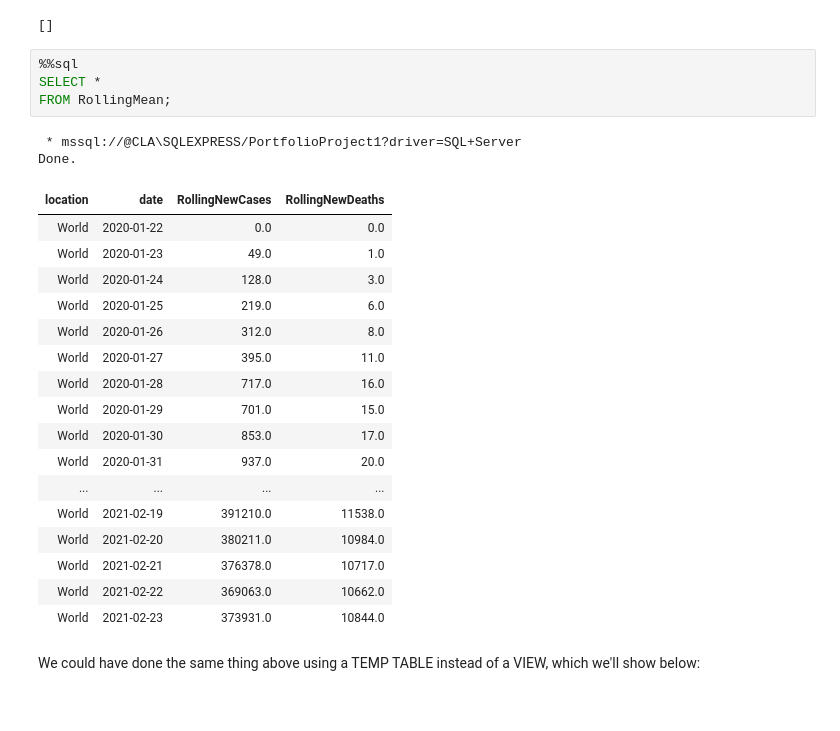
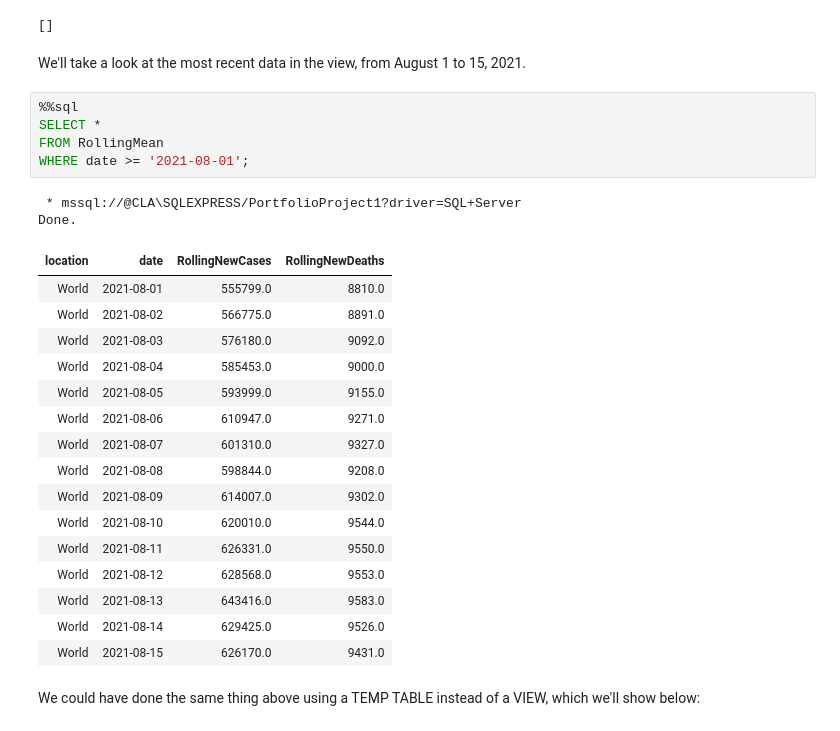
Before and after one commit to clayamakita/project_1_sql_data_exploration, a Jupyter notebook: Portfolio Project 1 - SQL Data Exploration.ipynb, the cells around one changed output. Saved outputs shown, nothing was run; the diff lists cells and outputs as text.

```diff
--- a/Portfolio Project 1 - SQL Data Exploration.ipynb
+++ b/Portfolio Project 1 - SQL Data Exploration.ipynb
@@ -211,30 +197,32 @@ WHERE location = 'World';
  * mssql://@CLA\SQLEXPRESS/PortfolioProject1?driver=SQL+Server
 Done.
 []
+# %% [markdown]
+We'll take a look at the most recent data in the view, from August 1 to 15, 2021.
 # %%
 %%sql
 SELECT *
-FROM RollingMean;
+FROM RollingMean
+WHERE date >= '2021-08-01';
 # %% [output]
  * mssql://@CLA\SQLEXPRESS/PortfolioProject1?driver=SQL+Server
 Done.
 | location | date | RollingNewCases | RollingNewDeaths |
-| World | 2020-01-22 | 0.0 | 0.0 |
-| World | 2020-01-23 | 49.0 | 1.0 |
-| World | 2020-01-24 | 128.0 | 3.0 |
-| World | 2020-01-25 | 219.0 | 6.0 |
-| World | 2020-01-26 | 312.0 | 8.0 |
-| World | 2020-01-27 | 395.0 | 11.0 |
-| World | 2020-01-28 | 717.0 | 16.0 |
-| World | 2020-01-29 | 701.0 | 15.0 |
-| World | 2020-01-30 | 853.0 | 17.0 |
-| World | 2020-01-31 | 937.0 | 20.0 |
-| ... | ... | ... | ... |
-| World | 2021-02-19 | 391210.0 | 11538.0 |
-| World | 2021-02-20 | 380211.0 | 10984.0 |
-| World | 2021-02-21 | 376378.0 | 10717.0 |
-| World | 2021-02-22 | 369063.0 | 10662.0 |
-| World | 2021-02-23 | 373931.0 | 10844.0 |
+| World | 2021-08-01 | 555799.0 | 8810.0 |
+| World | 2021-08-02 | 566775.0 | 8891.0 |
+| World | 2021-08-03 | 576180.0 | 9092.0 |
+| World | 2021-08-04 | 585453.0 | 9000.0 |
+| World | 2021-08-05 | 593999.0 | 9155.0 |
+| World | 2021-08-06 | 610947.0 | 9271.0 |
+| World | 2021-08-07 | 601310.0 | 9327.0 |
+| World | 2021-08-08 | 598844.0 | 9208.0 |
+| World | 2021-08-09 | 614007.0 | 9302.0 |
+| World | 2021-08-10 | 620010.0 | 9544.0 |
+| World | 2021-08-11 | 626331.0 | 9550.0 |
+| World | 2021-08-12 | 628568.0 | 9553.0 |
+| World | 2021-08-13 | 643416.0 | 9583.0 |
+| World | 2021-08-14 | 629425.0 | 9526.0 |
+| World | 2021-08-15 | 626170.0 | 9431.0 |
 # %% [markdown]
 We could have done the same thing above using a TEMP TABLE instead of a VIEW, which we'll show below:
 # %%
```
Also changed, not shown: parts of 9 cells of this notebook.
